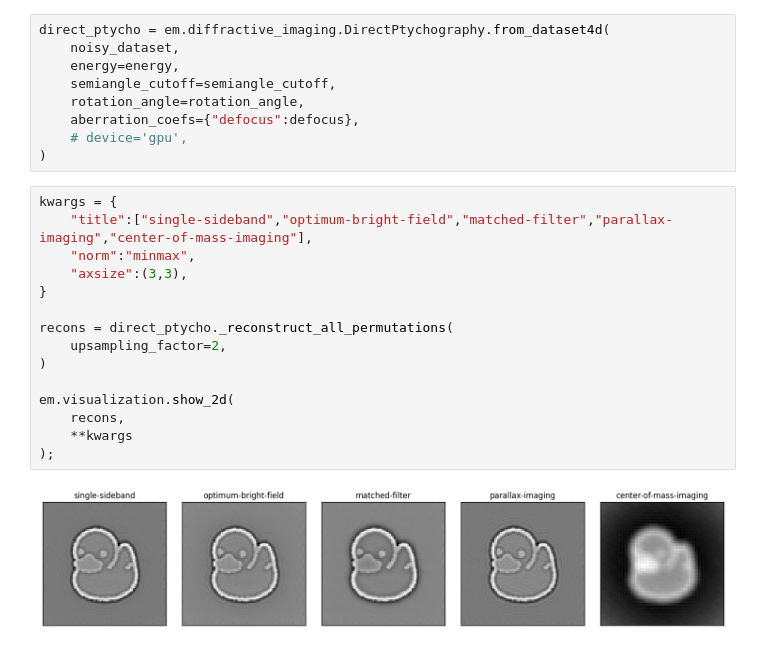
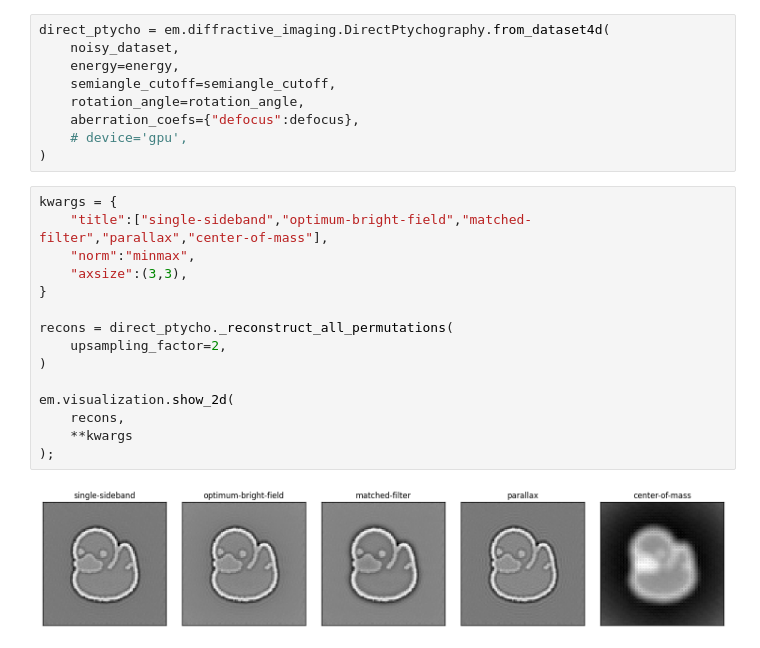
Before and after one commit to electronmicroscopy/quantem-tutorials, a Jupyter notebook: notebooks/ducky_dataset_phase_retrieval.ipynb, the cells around one changed output. Drawn from its saved outputs; the diff is of its cells as text.

```diff
--- a/notebooks/ducky_dataset_phase_retrieval.ipynb
+++ b/notebooks/ducky_dataset_phase_retrieval.ipynb
@@ -69,21 +69,21 @@ direct_ptycho = em.diffractive_imaging.DirectPtychography.from_dataset4d(
 )
 # %%
 kwargs = {
-    "title":["single-sideband","optimum-bright-field","matched-filter","parallax-imaging","center-of-mass-imaging"],
+    "title":["single-sideband","optimum-bright-field","matched-filter","parallax","center-of-mass"],
     "norm":"minmax",
     "axsize":(3,3),
 }
 
 recons = direct_ptycho._reconstruct_all_permutations(
     upsampling_factor=2,
 )
 
 em.visualization.show_2d(
     recons,
     **kwargs
 );
 # %% [output]
-[figure, old version]
+[figure, new version]
 # %%
 # Optimize defocus with optuna
 direct_ptycho = direct_ptycho.optimize_hyperparameters(
```
Also changed, not shown: parts of 5 cells of this notebook, 4 other files.
